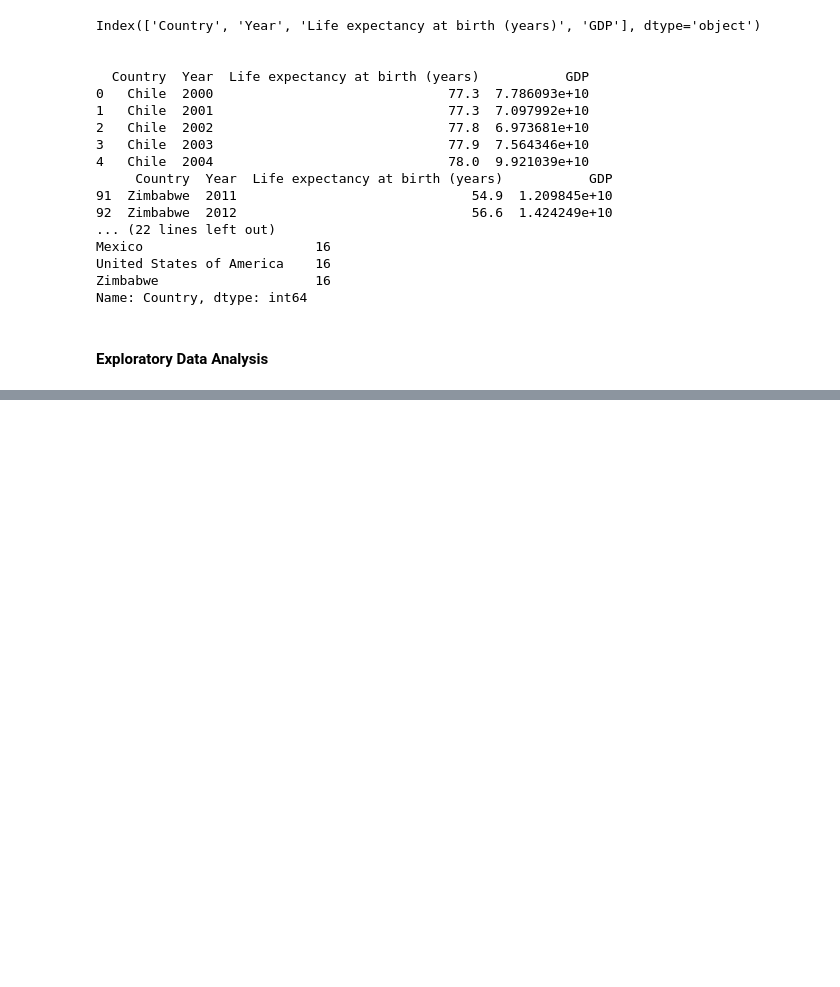
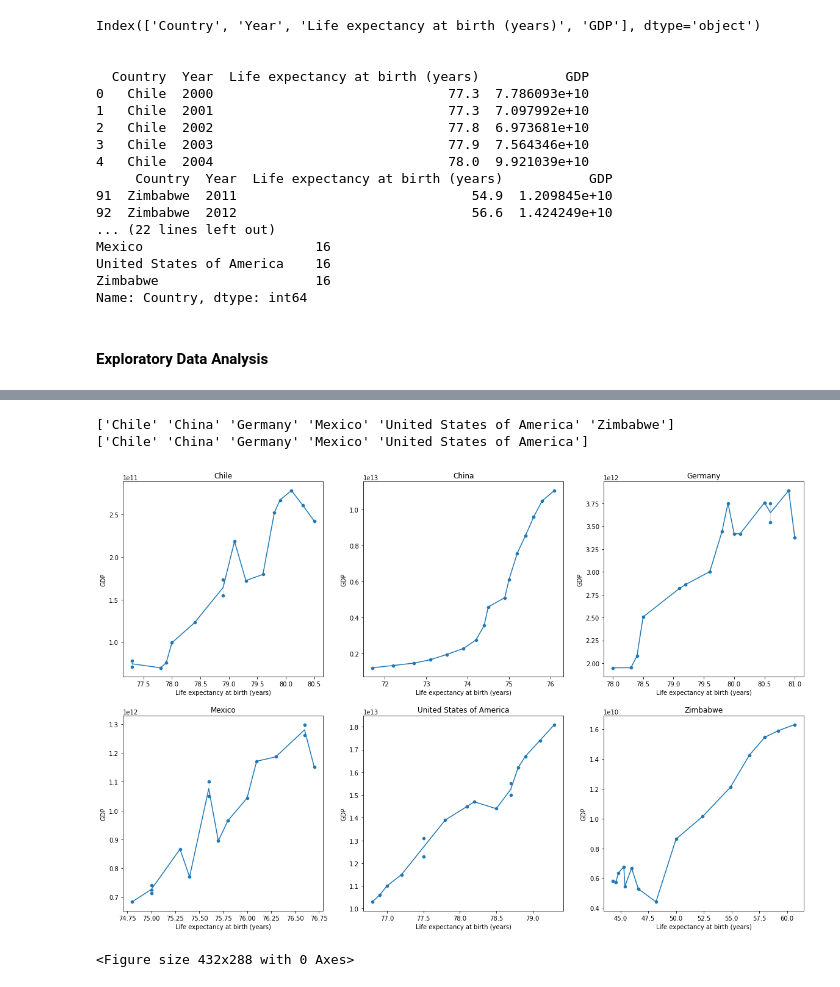
Before and after one commit to egecalay/Life-Expectancy-and-GDP, a Jupyter notebook: life_expectancy_gdp.ipynb, the cells around one changed output, grey strips where cells are left out. Saved outputs shown, nothing was run; the diff lists cells and outputs as text; code cells hidden in the pictures; blank space fills up the shorter version.

```diff
--- a/life_expectancy_gdp.ipynb
+++ b/life_expectancy_gdp.ipynb
@@ -120,0 +122,21 @@ plt.clf()
+# %%
+#Plotting GDP vs life expectancy for each country
+counter=1
+plt.figure(figsize=(20,20))
+print(unique_countries)
+countries_minus_Zimbabwe=unique_countries[unique_countries != 'Zimbabwe']
+print(countries_minus_Zimbabwe)
+for country in unique_countries:
+    ax= plt.subplot(3,3,counter)
+    sns.lineplot(x='Life expectancy at birth (years)',y='GDP', data=df[df.Country == country])
+    sns.scatterplot(x='Life expectancy at birth (years)',y='GDP', data=df[df.Country == country])
+    plt.title(country)
+    #ax.yaxis.set_major_formatter(FormatStrFormatter('%2.2e'))
+    counter+=1
+plt.show()
+plt.clf()
+# %% [output]
+['Chile' 'China' 'Germany' 'Mexico' 'United States of America' 'Zimbabwe']
+['Chile' 'China' 'Germany' 'Mexico' 'United States of America']
+[figure, added]
+<Figure size 432x288 with 0 Axes>
```
Also changed, not shown: parts of 6 cells of this notebook.
